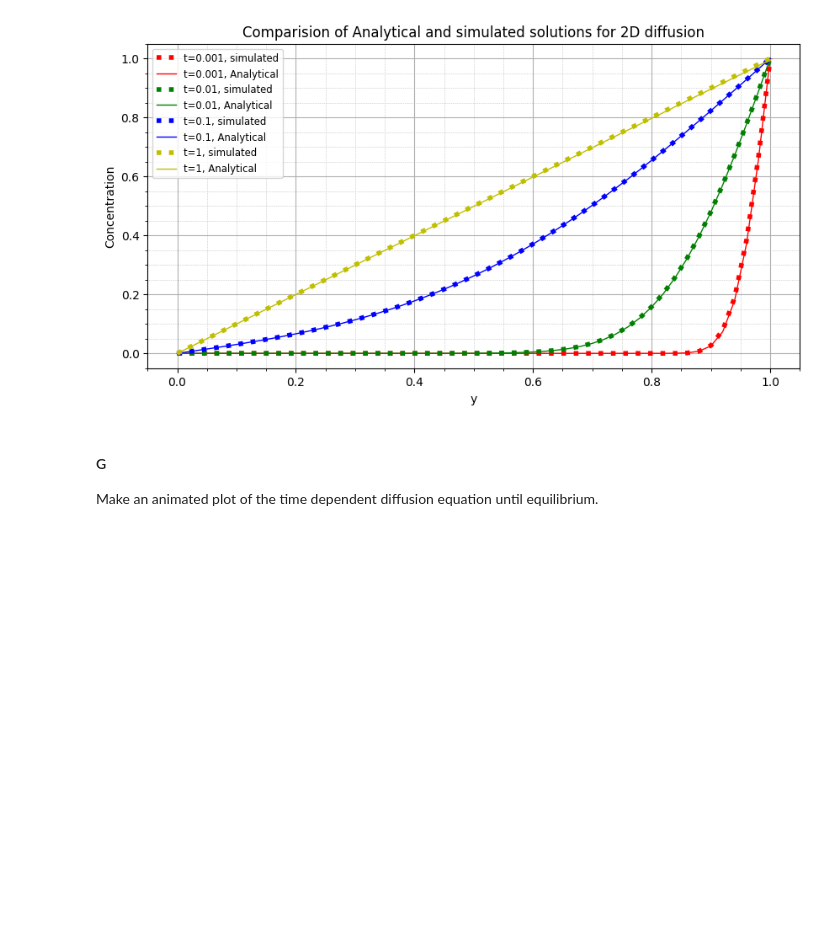
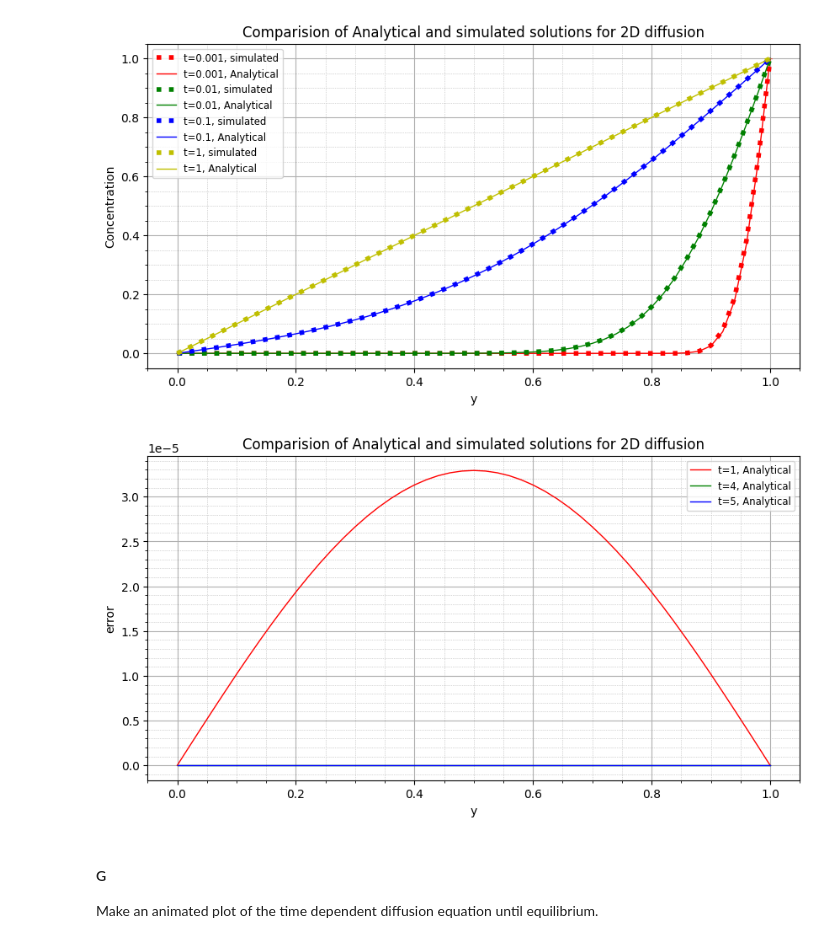
Before and after one commit to shreyaraghavendra/scientific-computing-group2, a Jupyter notebook: set1.ipynb, the cells around one changed output. Cells and saved outputs as stored; diff of their text form; code cells hidden in the pictures; blank space fills up the shorter version.

Commit message:
plots updated

```diff
--- a/set1.ipynb
+++ b/set1.ipynb
@@ -234,8 +234,32 @@ plt.show()
 # %% [markdown]
 #### E
 Test the correctness of your simulation. Compare to the analytic solutions, plot c(y) for different times.
+# %%
+def diffusion_2d_analytical(y, t, D, tolerance=1e-15, max_iterations=10000):
+    """
+    Calculate the series solution for the concentration c(y, t).
+    param y: position of y coordinate.
+    param t: time.
+    param D: diffusion coefficient.
+    param tolerance: convergence criterion for stopping the sum.
+    param max_iterations: maximum number of iterations to avoid infinite loops.
+    """
+    sum = 0
+    last_term = 0
+    for i in range(max_iterations):
+        positive_term = erfc((1 - y + 2*i) / (2 * np.sqrt(D * t)))
+        negative_term = erfc((1 + y + 2*i) / (2 * np.sqrt(D * t)))
+        term = positive_term - negative_term
+
+        sum += term
+        # Check for convergence
+        if np.max(np.abs(abs(term - last_term))) < tolerance:
+            break
+        last_term = term
+
+    return sum
 # %%
-def diffusion_2d_analytical(y, t, D, num_terms):
+def diffusion_2d_analytical_copy(y, t, D, num_terms):
     # can use a stopping criteria to implemnt this.
     """
     Calculate the series solution for the concentration c(y, t).
@@ -253,7 +277,7 @@ colors = ['r', 'g', 'b', 'y']
 for i,t in enumerate([0.001, 0.01, 0.1, 1]):
     color = colors[i]
     plt.plot(np.arange(0, L+dx, dx), x[:,0,int(t/dt)], linestyle = 'dotted', label = f't={t}, simulated',color=color, linewidth=4)
-    plt.plot(np.arange(0, L+dx, dx), diffusion_2d_analytical(np.arange(0, L+dx, dx), t, D, 2), label = f't={t}, Analytical', color=color, linewidth=1)
+    plt.plot(np.arange(0, L+dx, dx), diffusion_2d_analytical(np.arange(0, L+dx, dx), t, D), label = f't={t}, Analytical', color=color, linewidth=1)
 
 plt.legend(fontsize='small')
 plt.ylabel('Concentration')
@@ -265,6 +289,22 @@ plt.grid(which='minor', linestyle=':', linewidth='0.5')
 plt.show()
 # %% [output]
 [figure]
+# %%
+plt.figure(figsize=(10, 5))
+colors = ['r', 'g', 'b', 'y']
+for i,t in enumerate([1,4,5]):
+    color = colors[i]
+    plt.plot(np.arange(0, L+dx, dx), np.abs(diffusion_2d_analytical(np.arange(0, L+dx, dx), t, D)-diffusion_2d_analytical(np.arange(0, L+dx, dx), 10, D)), label = f't={t}, Analytical', color=color, linewidth=1)
+plt.legend(fontsize='small')
+plt.ylabel('error')
+plt.xlabel('y')
+plt.title('Comparision of Analytical and simulated solutions for 2D diffusion')
+plt.grid(True)
+plt.minorticks_on()
+plt.grid(which='minor', linestyle=':', linewidth='0.5')
+plt.show()
+# %% [output]
+[figure, added]
 # %% [markdown]
 #### G
 Make an animated plot of the time dependent diffusion equation until equilibrium.
```
Also changed, not shown: parts of 23 cells of this notebook.
